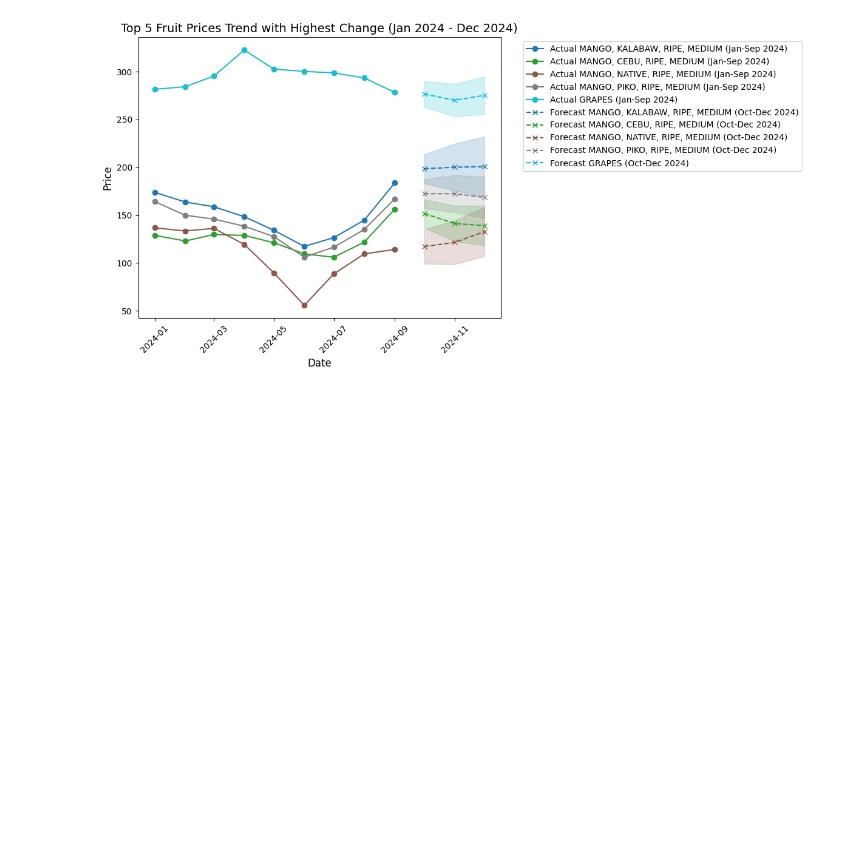
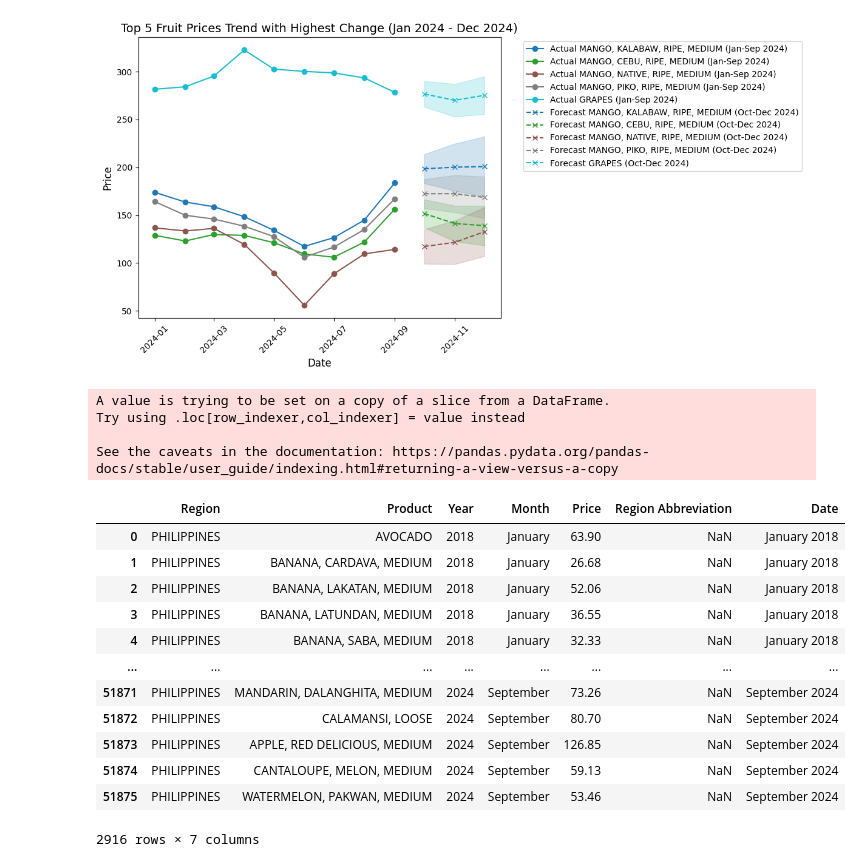
Before and after one commit to RRENN02/Prelims-PH_FruitRetail, a Jupyter notebook: fruit_retail.ipynb, the cells around one changed output. Cells and saved outputs as stored; diff of their text form; code cells hidden in the pictures; blank space fills up the shorter version.

```diff
--- a/fruit_retail.ipynb
+++ b/fruit_retail.ipynb
@@ -691,3 +691,25 @@ plt.show()
 # %% [output]
 The get_cmap function was deprecated in Matplotlib 3.7 and will be removed two minor releases later. Use ``matplotlib.colormaps[name]`` or ``matplotlib.colormaps.get_cmap(obj)`` instead.
 [figure]
+# %%
+df_ph['Date'] = pd.to_datetime(df_ph['Year'] + '-' + df_ph['Month'] + '-01').dt.strftime('%B %Y')
+
+df_ph
+# %% [output]
+A value is trying to be set on a copy of a slice from a DataFrame.
+Try using .loc[row_indexer,col_indexer] = value instead
+
+See the caveats in the documentation: https://pandas.pydata.org/pandas-docs/stable/user_guide/indexing.html#returning-a-view-versus-a-copy
+|  | Region | Product | Year | Month | Price | Region Abbreviation | Date |
+| 0 | PHILIPPINES | AVOCADO | 2018 | January | 63.90 | NaN | January 2018 |
+| 1 | PHILIPPINES | BANANA, CARDAVA, MEDIUM | 2018 | January | 26.68 | NaN | January 2018 |
+| 2 | PHILIPPINES | BANANA, LAKATAN, MEDIUM | 2018 | January | 52.06 | NaN | January 2018 |
+| 3 | PHILIPPINES | BANANA, LATUNDAN, MEDIUM | 2018 | January | 36.55 | NaN | January 2018 |
+| 4 | PHILIPPINES | BANANA, SABA, MEDIUM | 2018 | January | 32.33 | NaN | January 2018 |
+| ... | ... | ... | ... | ... | ... | ... | ... |
+| 51871 | PHILIPPINES | MANDARIN, DALANGHITA, MEDIUM | 2024 | September | 73.26 | NaN | September 2024 |
+| 51872 | PHILIPPINES | CALAMANSI, LOOSE | 2024 | September | 80.70 | NaN | September 2024 |
+| 51873 | PHILIPPINES | APPLE, RED DELICIOUS, MEDIUM | 2024 | September | 126.85 | NaN | September 2024 |
+| 51874 | PHILIPPINES | CANTALOUPE, MELON, MEDIUM | 2024 | September | 59.13 | NaN | September 2024 |
+| 51875 | PHILIPPINES | WATERMELON, PAKWAN, MEDIUM | 2024 | September | 53.46 | NaN | September 2024 |
+2916 rows × 7 columns
```
Also changed, not shown: parts of 6 cells of this notebook, 1 other file.
